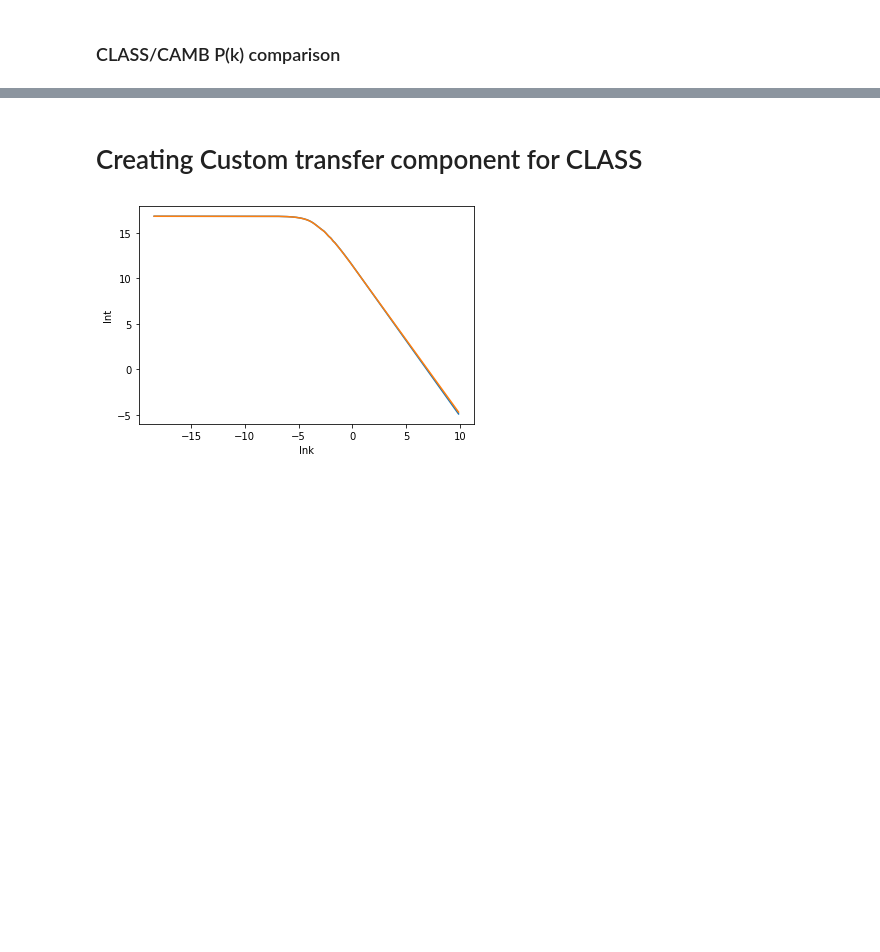
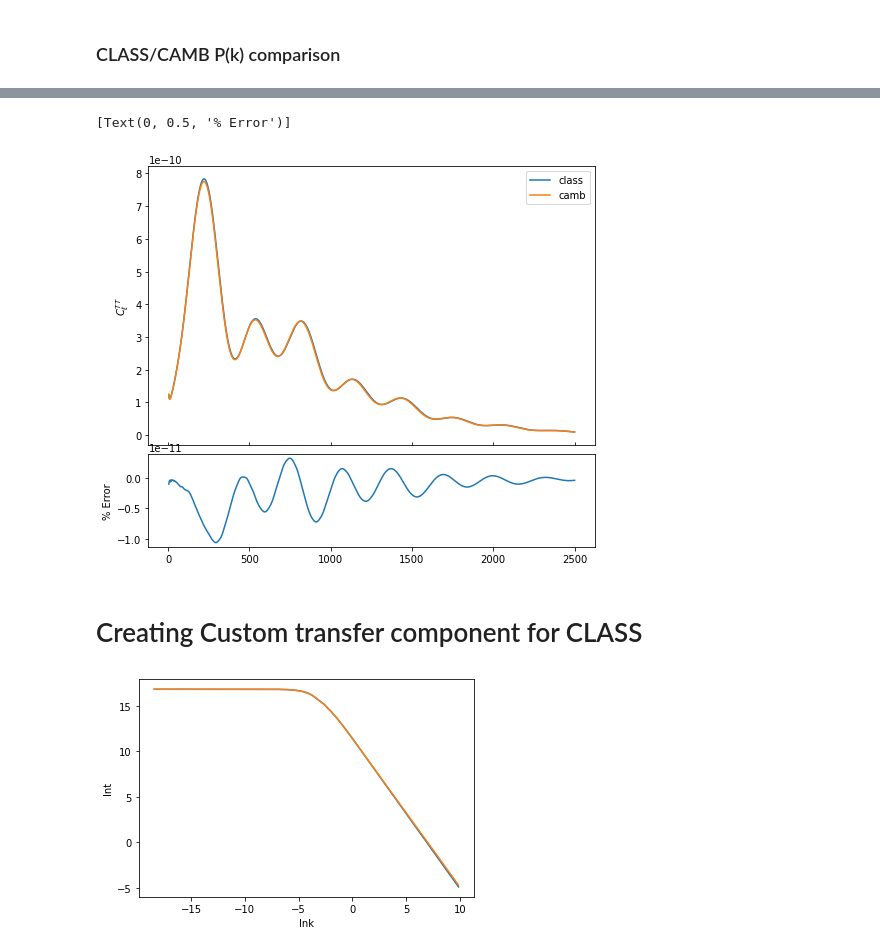
Before and after one commit to treydriskell/millicharge21cm, a Jupyter notebook: scratch/notebooks/classy_hmf.ipynb, the cells around one changed output, grey strips where cells are left out. Cells and saved outputs as stored; diff of their text form; code cells hidden in the pictures; blank space fills up the shorter version.

```diff
--- a/scratch/notebooks/classy_hmf.ipynb
+++ b/scratch/notebooks/classy_hmf.ipynb
@@ -194,3 +202,29 @@ plt.show()
+# %%
+
+l, cl_class = cl.raw_cl()['ell'], cl.raw_cl()['tt']
+l_fac = l*(l+1)/(2 * np.pi)
+cl_class *= l_fac
+
+cl_camb = camb_res.get_unlensed_total_cls(lmax=l[-1]).T[0]
+# %%
+m = l > 3
+x = l[m]
+y1 = cl_class[m]
+y2 = cl_camb[m]
+
+fig, (ax1,ax2) = perc_err_plot()
+
+ax1.plot(x, y1, label='class')
+ax1.plot(x, y2, label='camb')
+ax1.set(ylabel=r'$C_\ell^{TT}$')
+ax1.legend()
+
+#ax2.plot(x, perc_err(y1, y2))
+ax2.plot(x, y2 - y1)
+ax2.set(ylabel='% Error')
+# %% [output]
+[Text(0, 0.5, '% Error')]
+[figure, added]
 # %% [markdown]
 # Creating Custom transfer component for CLASS
 # %%
```
Also changed, not shown: parts of 6 cells of this notebook.
